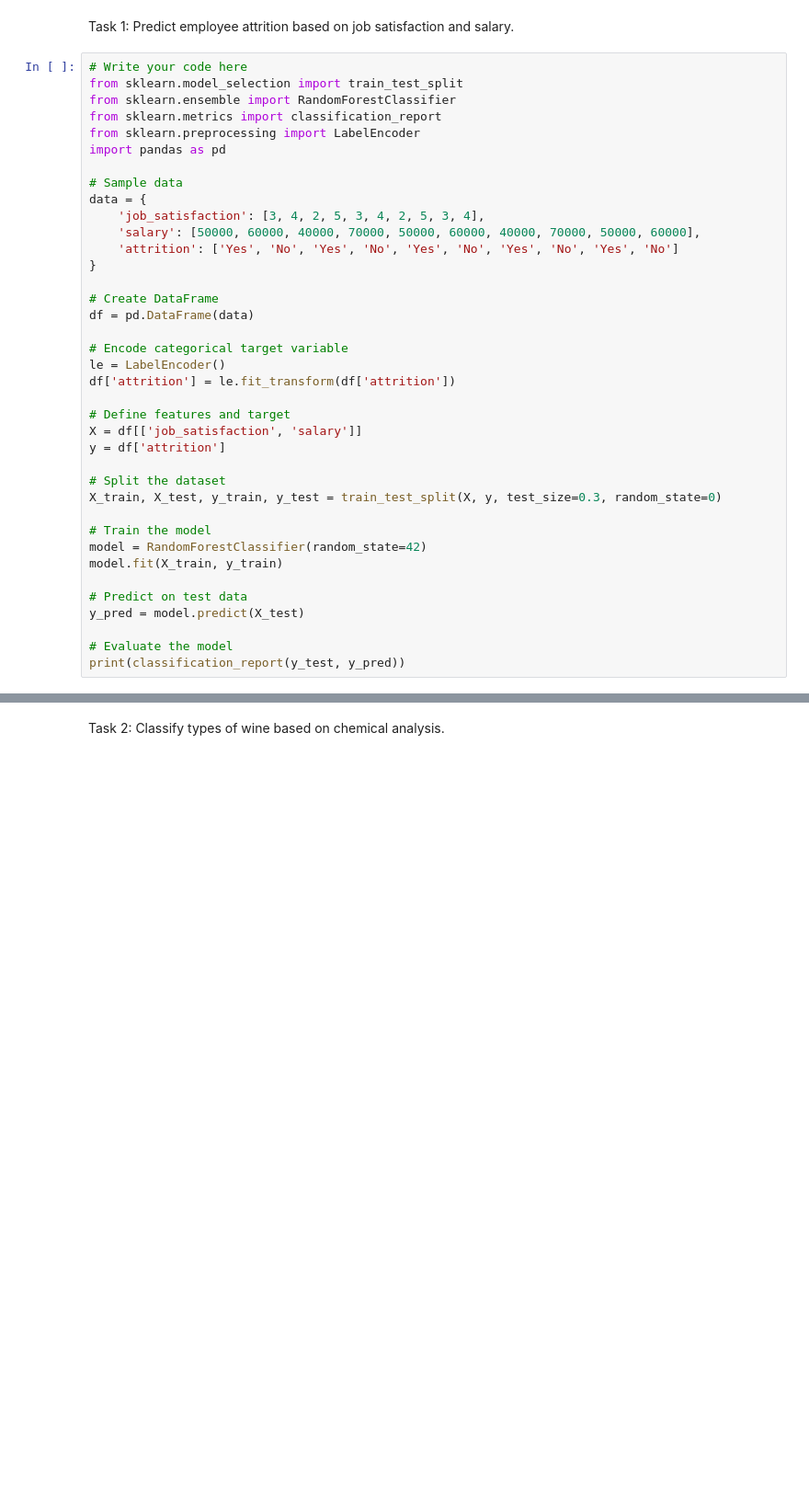
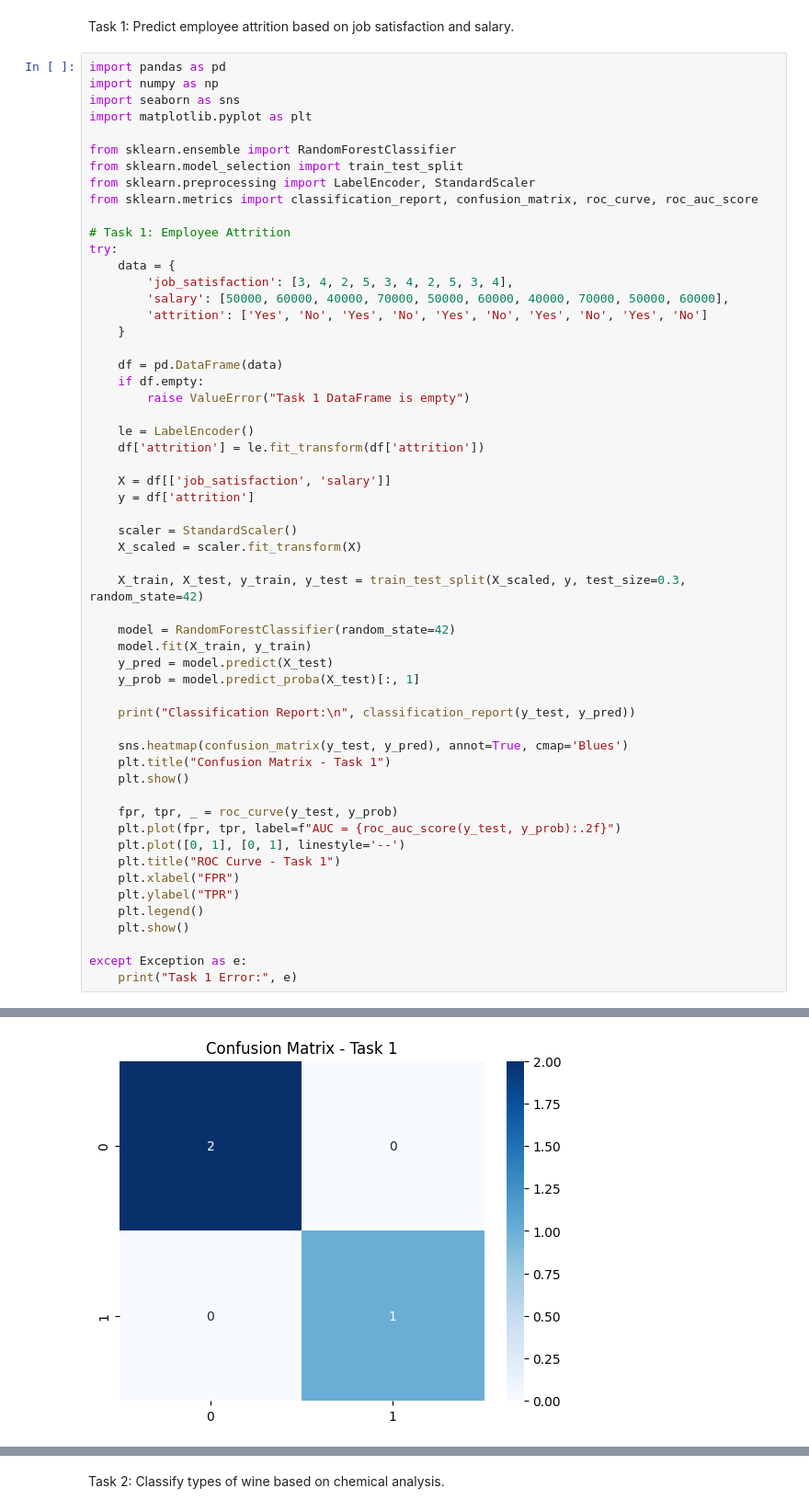
Before and after one commit to ananya20037/AI---ML, a Jupyter notebook: src/Module 5/Introduction to Classification Algorithms/Qn5.ipynb, the cells around one changed output, grey strips where cells are left out. Shown: that part at 92% size. Drawn from its saved outputs; the diff is of its cells as text; blank space fills up the shorter version.

```diff
--- a/src/Module 5/Introduction to Classification Algorithms/Qn5.ipynb
+++ b/src/Module 5/Introduction to Classification Algorithms/Qn5.ipynb
@@ -5,41 +5,59 @@ Random Forest
 # %% [markdown]
 Task 1: Predict employee attrition based on job satisfaction and salary.
 # %%
-# Write your code here
+import pandas as pd
+import numpy as np
+import seaborn as sns
+import matplotlib.pyplot as plt
+
+from sklearn.ensemble import RandomForestClassifier
 from sklearn.model_selection import train_test_split
-from sklearn.ensemble import RandomForestClassifier
-from sklearn.metrics import classification_report
-from sklearn.preprocessing import LabelEncoder
-import pandas as pd
+from sklearn.preprocessing import LabelEncoder, StandardScaler
+from sklearn.metrics import classification_report, confusion_matrix, roc_curve, roc_auc_score
 
-# Sample data
-data = {
-    'job_satisfaction': [3, 4, 2, 5, 3, 4, 2, 5, 3, 4],
-    'salary': [50000, 60000, 40000, 70000, 50000, 60000, 40000, 70000, 50000, 60000],
-    'attrition': ['Yes', 'No', 'Yes', 'No', 'Yes', 'No', 'Yes', 'No', 'Yes', 'No']
-}
+# Task 1: Employee Attrition
+try:
+    data = {
+        'job_satisfaction': [3, 4, 2, 5, 3, 4, 2, 5, 3, 4],
+        'salary': [50000, 60000, 40000, 70000, 50000, 60000, 40000, 70000, 50000, 60000],
+        'attrition': ['Yes', 'No', 'Yes', 'No', 'Yes', 'No', 'Yes', 'No', 'Yes', 'No']
+    }
 
-# Create DataFrame
-df = pd.DataFrame(data)
+    df = pd.DataFrame(data)
+    if df.empty:
+        raise ValueError("Task 1 DataFrame is empty")
 
-# Encode categorical target variable
-le = LabelEncoder()
-df['attrition'] = le.fit_transform(df['attrition'])
+    le = LabelEncoder()
+    df['attrition'] = le.fit_transform(df['attrition'])
 
-# Define features and target
-X = df[['job_satisfaction', 'salary']]
-y = df['attrition']
+    X = df[['job_satisfaction', 'salary']]
+    y = df['attrition']
 
-# Split the dataset
-X_train, X_test, y_train, y_test = train_test_split(X, y, test_size=0.3, random_state=0)
+    scaler = StandardScaler()
+    X_scaled = scaler.fit_transform(X)
 
-# Train the model
-model = RandomForestClassifier(random_state=42)
-model.fit(X_train, y_train)
+    X_train, X_test, y_train, y_test = train_test_split(X_scaled, y, test_size=0.3, random_state=42)
 
-# Predict on test data
-y_pred = model.predict(X_test)
+    model = RandomForestClassifier(random_state=42)
+    model.fit(X_train, y_train)
+    y_pred = model.predict(X_test)
+    y_prob = model.predict_proba(X_test)[:, 1]
 
-# Evaluate the model
-print(classification_report(y_test, y_pred))
+    print("Classification Report:\n", classification_report(y_test, y_pred))
+
+    sns.heatmap(confusion_matrix(y_test, y_pred), annot=True, cmap='Blues')
+    plt.title("Confusion Matrix - Task 1")
+    plt.show()
+
+    fpr, tpr, _ = roc_curve(y_test, y_prob)
+    plt.plot(fpr, tpr, label=f"AUC = {roc_auc_score(y_test, y_prob):.2f}")
+    plt.plot([0, 1], [0, 1], linestyle='--')
+    plt.title("ROC Curve - Task 1")
+    plt.xlabel("FPR")
+    plt.ylabel("TPR")
+    plt.legend()
+    plt.show()
+
+except Exception as e:
+    print("Task 1 Error:", e)
 # %% [output]
@@ -49,4 +69,5 @@ print(classification_report(y_test, y_pred))
 
     accuracy                           1.00         3
    macro avg       1.00      1.00      1.00         3
 weighted avg       1.00      1.00      1.00         3
+[figure, added]
```
Also changed, not shown: parts of 3 cells of this notebook.
